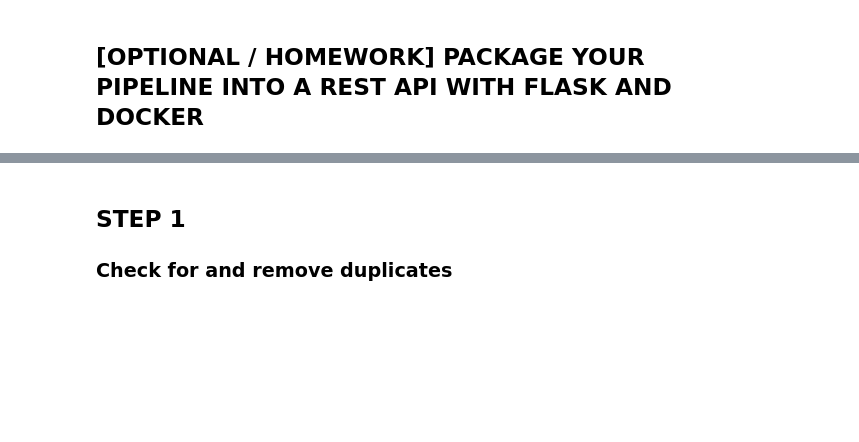
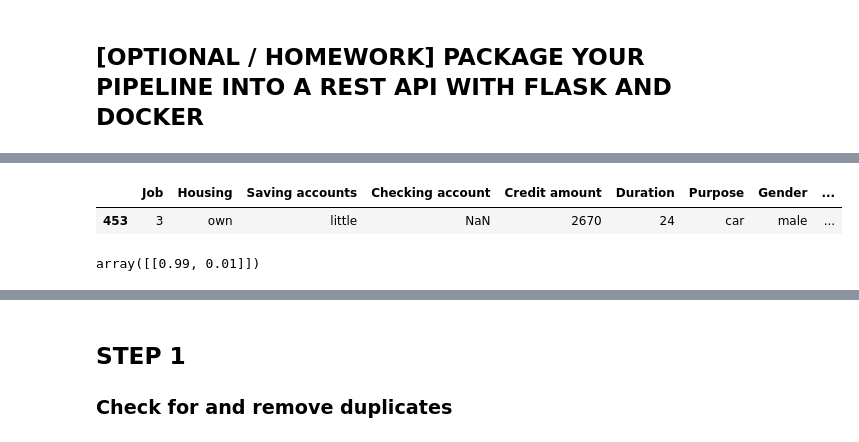
Before and after one commit to tsekulski/ml-in-production, a Jupyter notebook: notebooks/ml-in-production.ipynb, the cells around one changed output, grey strips where cells are left out. Cells and saved outputs as stored; diff of their text form; code cells hidden in the pictures; blank space fills up the shorter version.

```diff
--- a/notebooks/ml-in-production.ipynb
+++ b/notebooks/ml-in-production.ipynb
@@ -1113,7 +1005,7 @@ Let's give it a try!
 from sklearn.base import BaseEstimator, TransformerMixin
 
 # Custom transformer for filling missing values in the categorical "saving accounts" and "checking account" columns
-class ḾissingValFiller(BaseEstimator, TransformerMixin):
+class MissingValFiller(BaseEstimator, TransformerMixin):
     def __init__(self):
         self.cols_to_fill = None
 
@@ -1369,7 +1261,7 @@ X_train, X_test, y_train, y_test = train_test_split(X, y, test_size=0.25, random
 e2e_pipeline = Pipeline([
     ('whitespace_remover', WhitespaceRemover()),
     ('original_dtypes_caster', OriginalDtypesCaster()),
-    ('value_filler', ḾissingValFiller()),
+    ('value_filler', MissingValFiller()),
     ('string_caster', StringCaster()),
     ('age_encoder', AgeEncoder()),
     ('day_of_week_encoder', DayOfWeekEncoder()),
@@ -1429,0 +1375,7 @@ precision_recall_curve:
+# %%
+display(X_test.head(1))
+e2e_pipeline.predict_proba(X_test.head(1))
+# %% [output]
+|  | Job | Housing | Saving accounts | Checking account | Credit amount | Duration | Purpose | Gender | ... |
+| 453 | 3 | own | little | NaN | 2670 | 24 | car | male | ... |
+array([[0.99, 0.01]])
```
Also changed, not shown: parts of 28 cells of this notebook, 7 other files.
